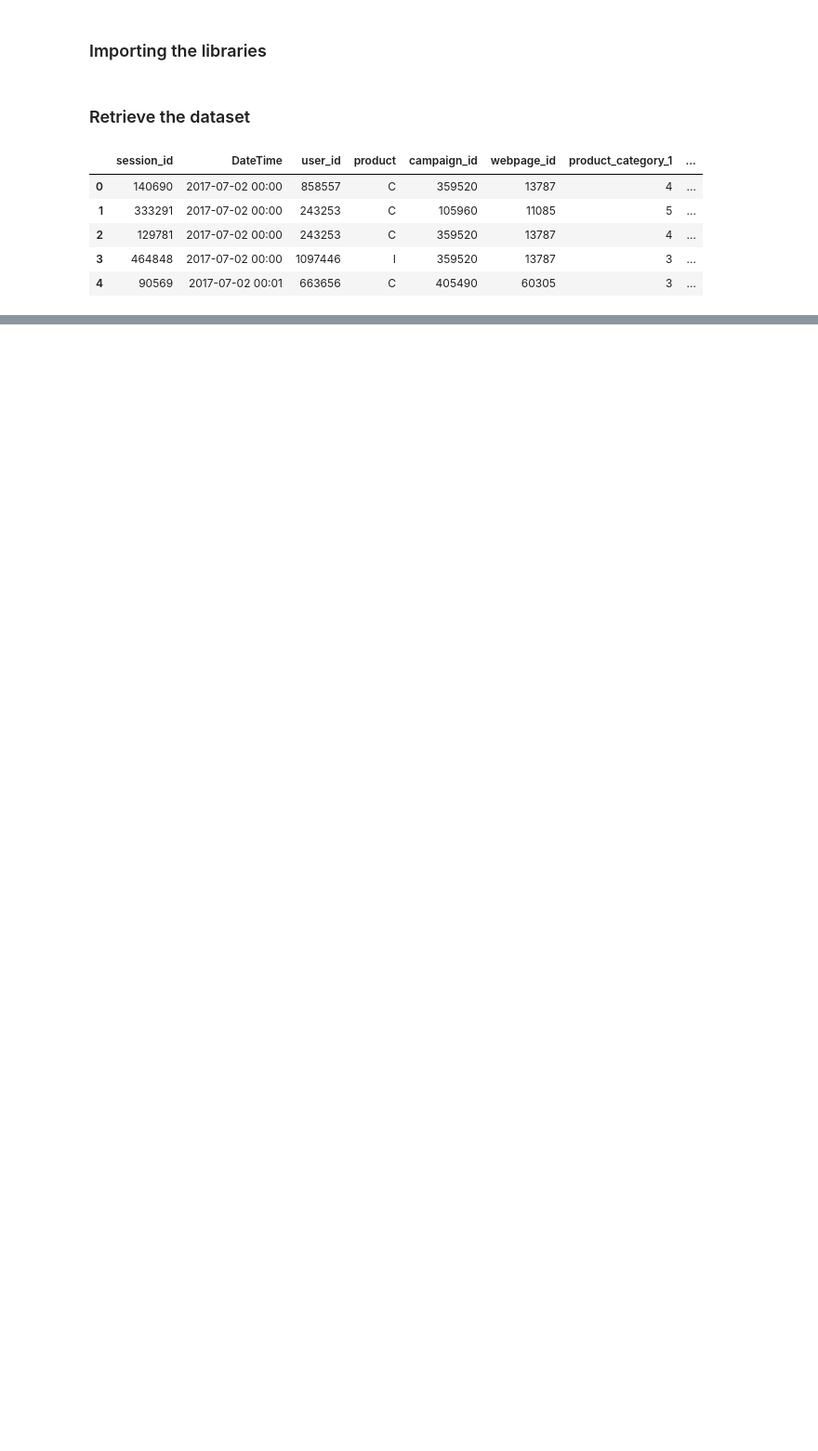
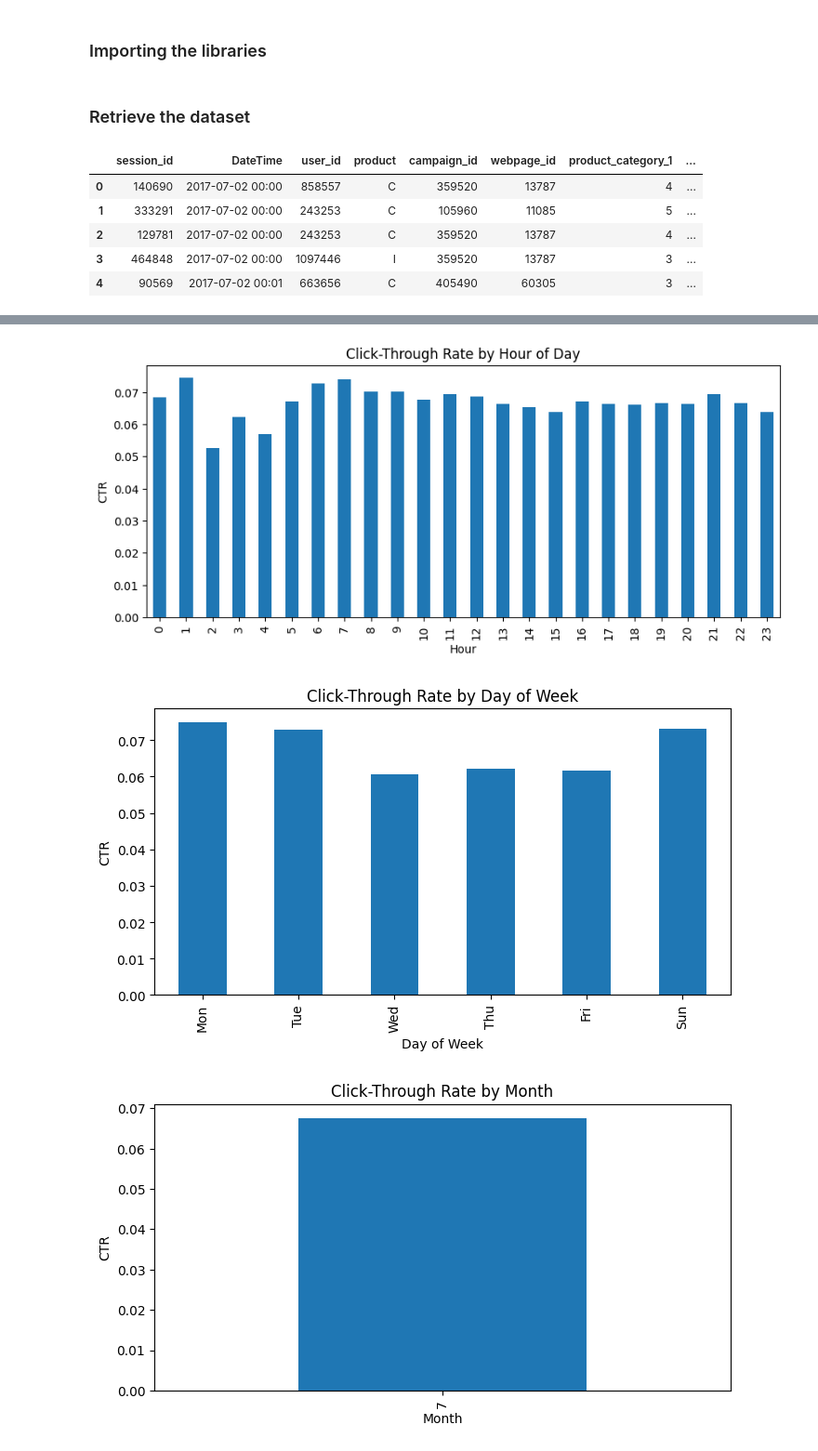
Before and after one commit to satya00089/ad-click-prediction, a Jupyter notebook: ad-click-prediction.ipynb, the cells around one changed output, grey strips where cells are left out. Shown at 93% size. Saved outputs shown, nothing was run; the diff lists cells and outputs as text; code cells hidden in the pictures; blank space fills up the shorter version.

```diff
--- a/ad-click-prediction.ipynb
+++ b/ad-click-prediction.ipynb
@@ -19,0 +133,52 @@ df.head()
+# %%
+# Extract temporal features
+# Hour of day
+if 'hour' not in df.columns:
+    df['hour'] = df['DateTime'].dt.hour
+# Day of week
+if 'weekday' not in df.columns:
+    df['weekday'] = df['DateTime'].dt.dayofweek
+# Month
+if 'month' not in df.columns:
+    df['month'] = df['DateTime'].dt.month
+
+if 'year' not in df.columns:
+    df['year'] = df['DateTime'].dt.year
+
+# Click rate by hour
+hourly_ctr = df.groupby('hour')['is_click'].mean()
+hourly_ctr.plot(kind='bar', figsize=(10,4))
+plt.title('Click-Through Rate by Hour of Day')
+plt.xlabel('Hour')
+plt.ylabel('CTR')
+plt.show()
+
+# Click rate by weekday
+weekday_ctr = df.groupby('weekday')['is_click'].mean()
+weekday_names = ['Mon','Tue','Wed','Thu','Fri','Sat','Sun']
+weekday_ctr.index = [weekday_names[i] for i in weekday_ctr.index]
+weekday_ctr.plot(kind='bar', figsize=(8,4))
+plt.title('Click-Through Rate by Day of Week')
+plt.xlabel('Day of Week')
+plt.ylabel('CTR')
+plt.show()
+
+# Click rate by month
+monthly_ctr = df.groupby('month')['is_click'].mean()
+monthly_ctr.plot(kind='bar', figsize=(8,4))
+plt.title('Click-Through Rate by Month')
+plt.xlabel('Month')
+plt.ylabel('CTR')
+plt.show()
+
+# Click rate by year
+monthly_ctr = df.groupby('year')['is_click'].mean()
+monthly_ctr.plot(kind='bar', figsize=(8,4))
+plt.title('Click-Through Rate by year')
+plt.xlabel('Year')
+plt.ylabel('CTR')
+plt.show()
+# %% [output]
+[figure, added]
+[figure, added]
+[figure, added]
```
Also changed, not shown: parts of 22 cells of this notebook, 1 other file.
